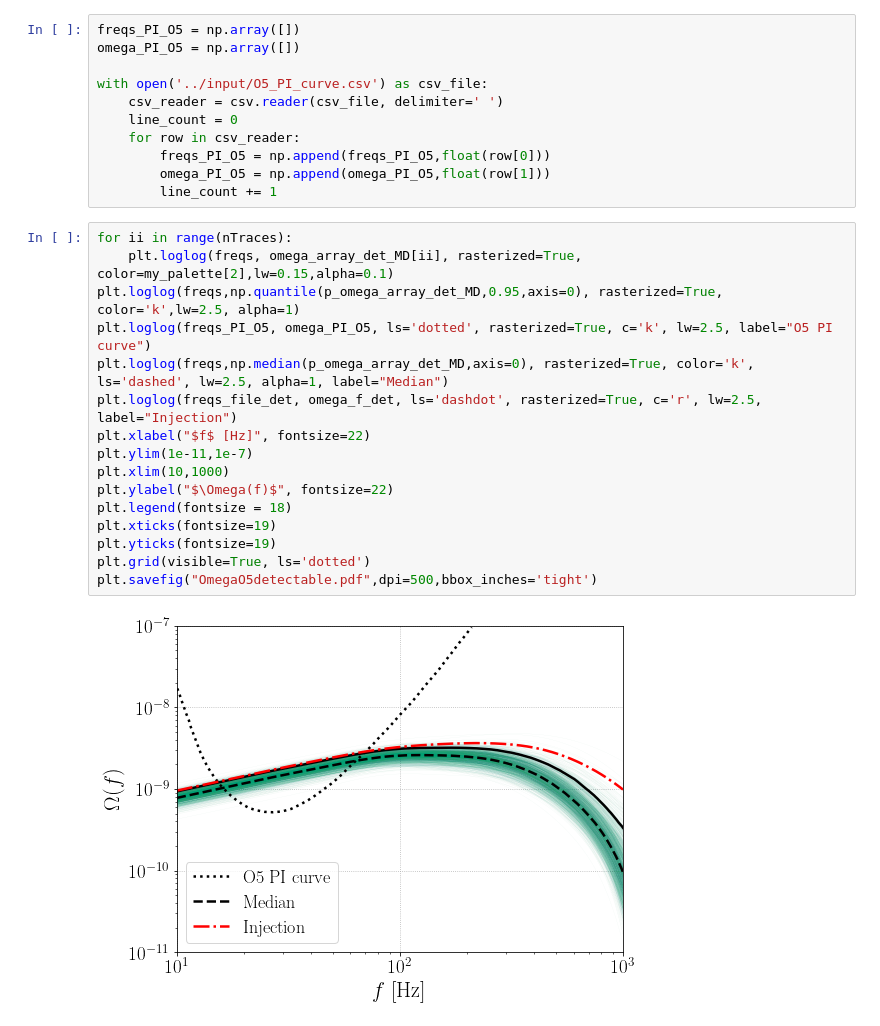
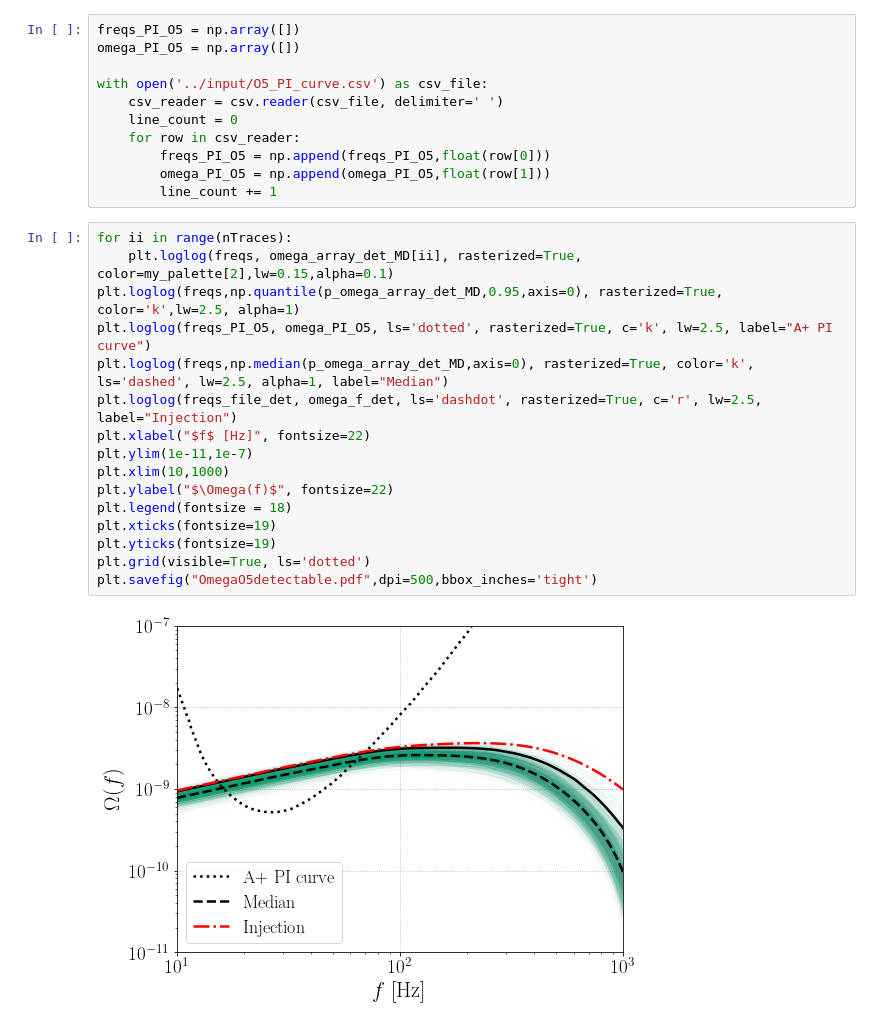
Before and after one commit to kevinturbang/bbh_gwb_time_delay_inference, a Jupyter notebook: figures/reproduce_figure_6.ipynb, the cells around one changed output. Drawn from its saved outputs; the diff is of its cells as text.

Commit message:
Changing to A+ PI curve

```diff
--- a/figures/reproduce_figure_6.ipynb
+++ b/figures/reproduce_figure_6.ipynb
@@ -189,18 +189,18 @@ with open('../input/O5_PI_curve.csv') as csv_file:
 # %%
 for ii in range(nTraces):
     plt.loglog(freqs, omega_array_det_MD[ii], rasterized=True, color=my_palette[2],lw=0.15,alpha=0.1)
 plt.loglog(freqs,np.quantile(p_omega_array_det_MD,0.95,axis=0), rasterized=True, color='k',lw=2.5, alpha=1)
-plt.loglog(freqs_PI_O5, omega_PI_O5, ls='dotted', rasterized=True, c='k', lw=2.5, label="O5 PI curve")
+plt.loglog(freqs_PI_O5, omega_PI_O5, ls='dotted', rasterized=True, c='k', lw=2.5, label="A+ PI curve")
 plt.loglog(freqs,np.median(p_omega_array_det_MD,axis=0), rasterized=True, color='k', ls='dashed', lw=2.5, alpha=1, label="Median")
 plt.loglog(freqs_file_det, omega_f_det, ls='dashdot', rasterized=True, c='r', lw=2.5, label="Injection")
 plt.xlabel("$f$ [Hz]", fontsize=22)
 plt.ylim(1e-11,1e-7)
 plt.xlim(10,1000)
 plt.ylabel("$\Omega(f)$", fontsize=22)
 plt.legend(fontsize = 18)
 plt.xticks(fontsize=19)
 plt.yticks(fontsize=19)
 plt.grid(visible=True, ls='dotted')
 plt.savefig("OmegaO5detectable.pdf",dpi=500,bbox_inches='tight')
 # %% [output]
-[figure, old version]
+[figure, new version]
```
Also changed, not shown: 1 other file.
